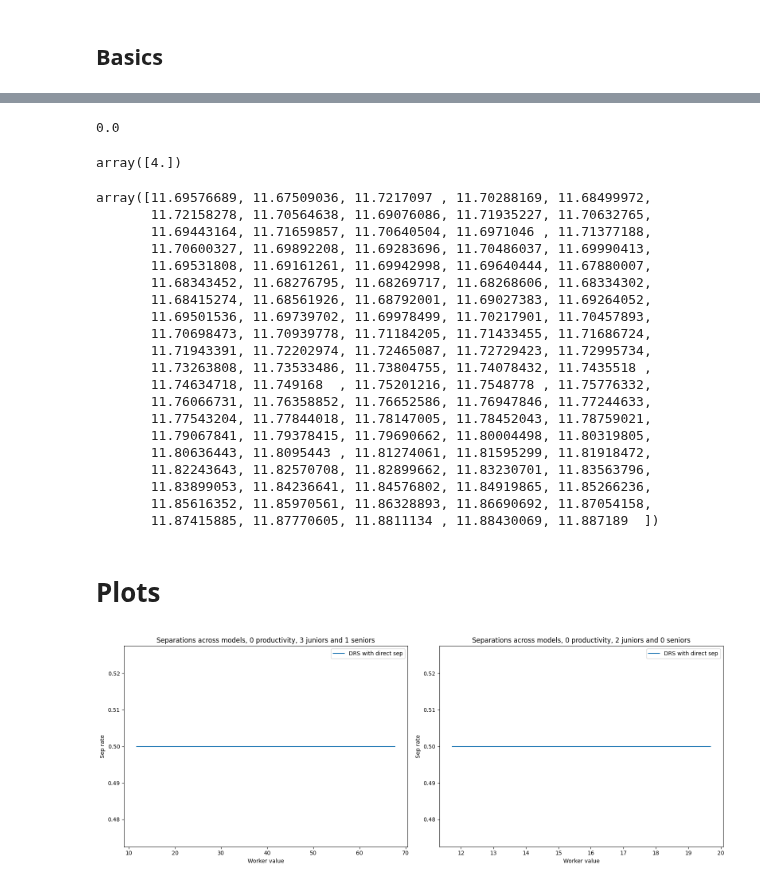
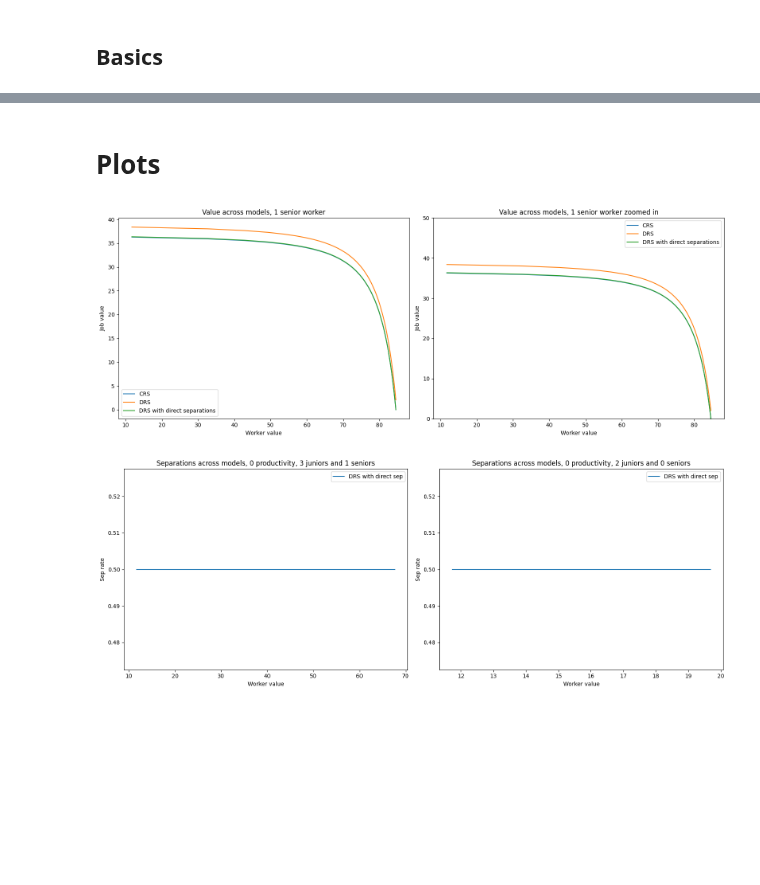
Before and after one commit to zalandru/Dynamic-Contracting-Multi-worker-Firm, a Jupyter notebook: Multiworker_wage_2steps/Initiating MWF.ipynb, the cells around one changed output, grey strips where cells are left out. Cells and saved outputs as stored; diff of their text form; code cells hidden in the pictures; blank space fills up the shorter version.

```diff
--- a/Multiworker_wage_2steps/Initiating MWF.ipynb
+++ b/Multiworker_wage_2steps/Initiating MWF.ipynb
@@ -176,34 +305,3 @@ array([[[[[4.]]]]])
-# %%
-mwc_hmq_n0[0,0,1,0,5]
-# %% [output]
-0.0
-# %%
-cc.fun_prod
-# %% [output]
-array([4.])
-# %%
-mwch_J[0,0,1,:]-mwc_J[0,0,1,:]
-# %% [output]
-array([11.69576689, 11.67509036, 11.7217097 , 11.70288169, 11.68499972,
-       11.72158278, 11.70564638, 11.69076086, 11.71935227, 11.70632765,
-       11.69443164, 11.71659857, 11.70640504, 11.6971046 , 11.71377188,
-       11.70600327, 11.69892208, 11.69283696, 11.70486037, 11.69990413,
-       11.69531808, 11.69161261, 11.69942998, 11.69640444, 11.67880007,
-       11.68343452, 11.68276795, 11.68269717, 11.68268606, 11.68334302,
-       11.68415274, 11.68561926, 11.68792001, 11.69027383, 11.69264052,
-       11.69501536, 11.69739702, 11.69978499, 11.70217901, 11.70457893,
-       11.70698473, 11.70939778, 11.71184205, 11.71433455, 11.71686724,
-       11.71943391, 11.72202974, 11.72465087, 11.72729423, 11.72995734,
-       11.73263808, 11.73533486, 11.73804755, 11.74078432, 11.7435518 ,
-       11.74634718, 11.749168  , 11.75201216, 11.7548778 , 11.75776332,
-       11.76066731, 11.76358852, 11.76652586, 11.76947846, 11.77244633,
-       11.77543204, 11.77844018, 11.78147005, 11.78452043, 11.78759021,
-       11.79067841, 11.79378415, 11.79690662, 11.80004498, 11.80319805,
-       11.80636443, 11.8095443 , 11.81274061, 11.81595299, 11.81918472,
-       11.82243643, 11.82570708, 11.82899662, 11.83230701, 11.83563796,
-       11.83899053, 11.84236641, 11.84576802, 11.84919865, 11.85266236,
-       11.85616352, 11.85970561, 11.86328893, 11.86690692, 11.87054158,
-       11.87415885, 11.87770605, 11.8811134 , 11.88430069, 11.887189  ])
 # %% [markdown]
 # Plots
 # %%
@@ -214,7 +312,9 @@ array([11.69576689, 11.67509036, 11.7217097 , 11.70288169, 11.68499972,
 #wtf?
 #Trying mwch without a guess now
 # %%
-plts.CRSvsDRSvalue(cc_W,cc_J,mwc_hmq_W[...,5,:],mwc_hmq_J[...,5]/mwc_hmq.N_grid1[1],mwch_W,mwch_J/mwch.N_grid1[1],mwc_W,mwc_J,0)
+plts.CRSvsDRSvalue(cc_W,cc_J,mwc_hmq_W[...,5,:],mwc_hmq_J[...,5]/mwc_hmq.N_grid1[1],None,None,mwc_W,mwc_J,0)
+# %% [output]
+[figure, added]
 # %%
 plts.sep(0,p.z_0-1,3,1,2,0,None,None,mwc_hmq_sd_W[...,1,:],mwc_hmq_sd_sep[...,1])
 # %% [output]
```
Also changed, not shown: parts of 17 cells of this notebook, 5 other files.
